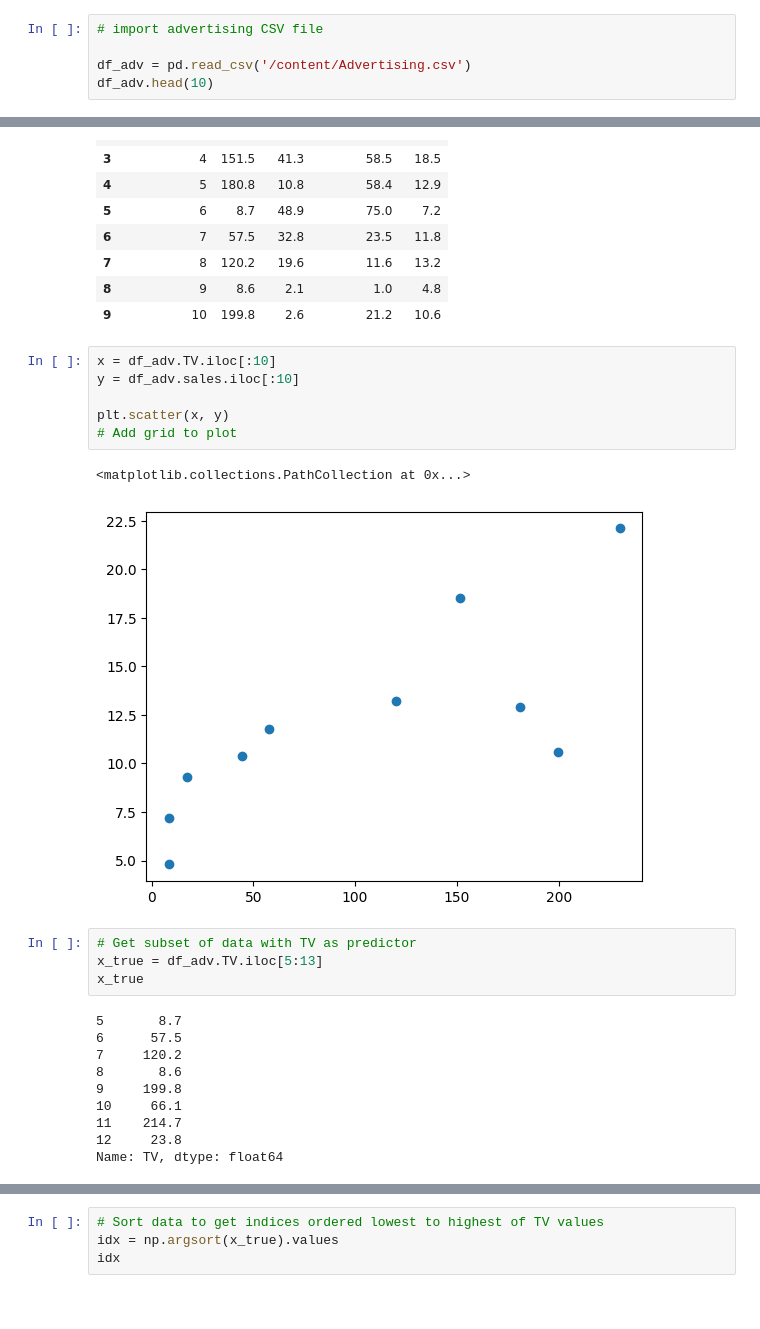
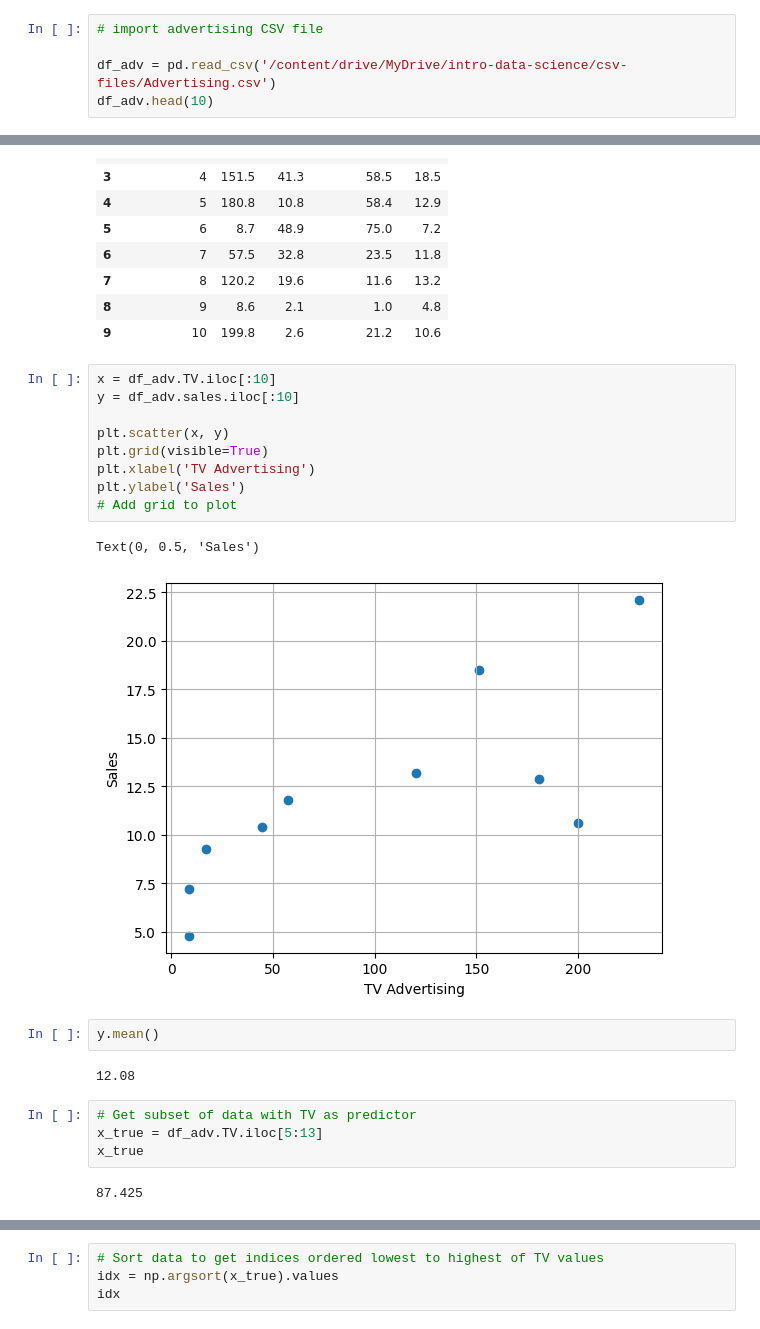
Before and after one commit to BrennZA/Introduction-to-DS-w-Python, a Jupyter notebook: tv-sales.ipynb, the cells around one changed output, grey strips where cells are left out. Saved outputs shown, nothing was run; the diff lists cells and outputs as text.

```diff
--- a/tv-sales.ipynb
+++ b/tv-sales.ipynb
@@ -11,7 +11,7 @@ import matplotlib.pyplot as plt
 # %%
 # import advertising CSV file
 
-df_adv = pd.read_csv('/content/Advertising.csv')
+df_adv = pd.read_csv('/content/drive/MyDrive/intro-data-science/csv-files/Advertising.csv')
 df_adv.head(10)
 # %% [output]
 |  | Unnamed: 0 | TV | radio | newspaper | sales |
@@ -28,26 +28,25 @@ df_adv.head(10)
 # %%
 x = df_adv.TV.iloc[:10]
 y = df_adv.sales.iloc[:10]
 
 plt.scatter(x, y)
+plt.grid(visible=True)
+plt.xlabel('TV Advertising')
+plt.ylabel('Sales')
 # Add grid to plot
 # %% [output]
-<matplotlib.collections.PathCollection at 0x...>
+Text(0, 0.5, 'Sales')
-[figure, old version]
+[figure, new version]
+# %%
+y.mean()
+# %% [output]
+12.08
 # %%
 # Get subset of data with TV as predictor
 x_true = df_adv.TV.iloc[5:13]
 x_true
 # %% [output]
-5       8.7
-6      57.5
-7     120.2
-8       8.6
-9     199.8
-10     66.1
-11    214.7
-12     23.8
-Name: TV, dtype: float64
+87.425
 # %%
 # Use Sales column as response value
 y_true = df_adv.sales.iloc[5:13]
```
Also changed, not shown: parts of 10 cells of this notebook.
